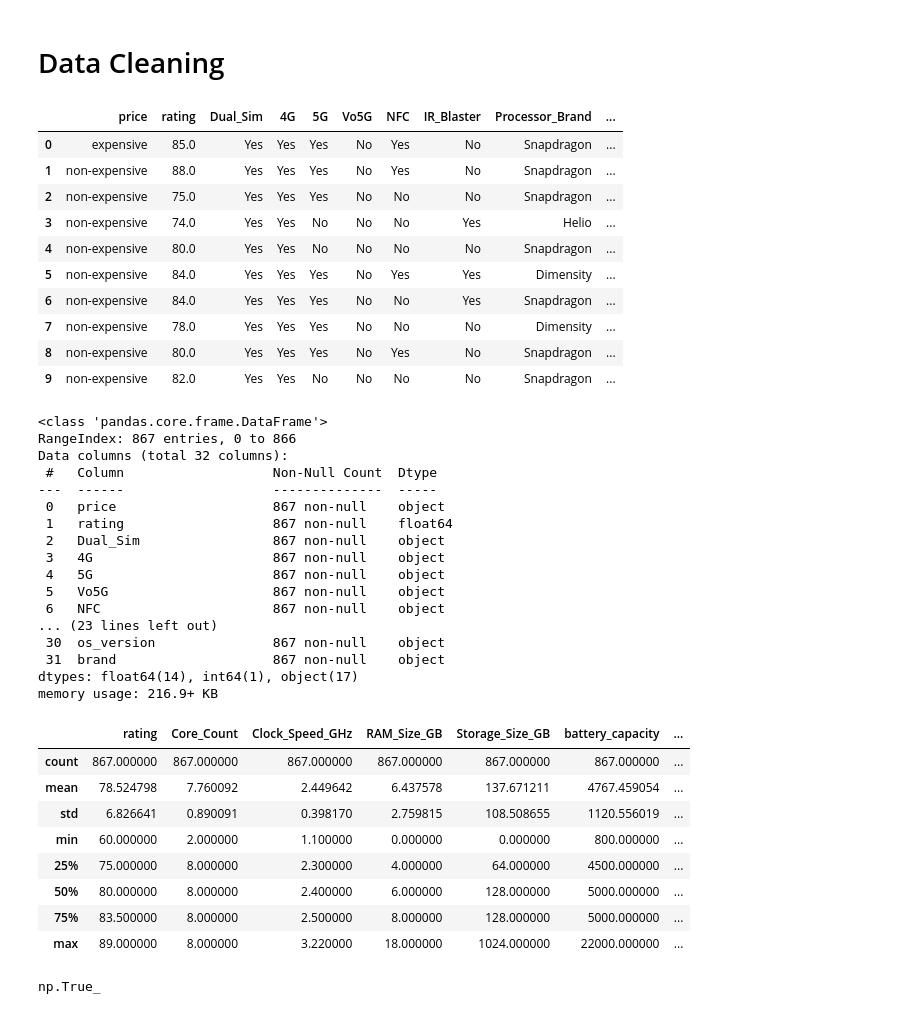
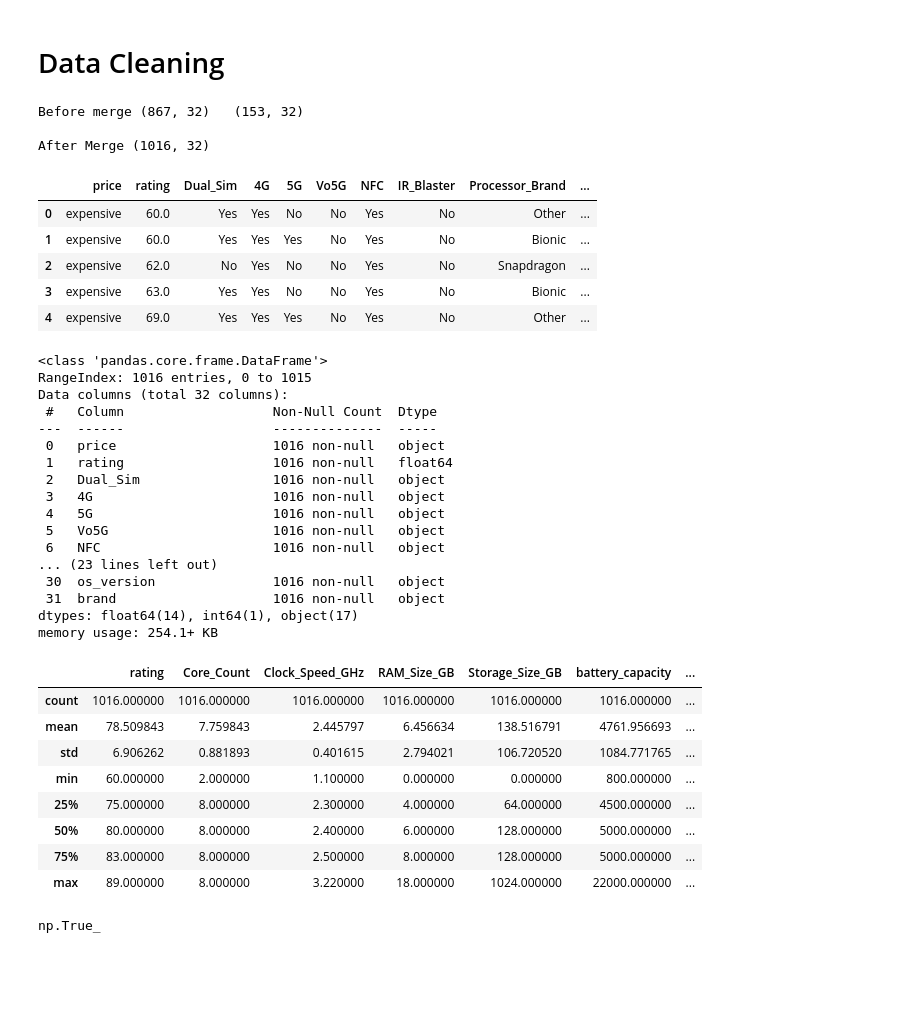
Before and after one commit to yousefsamir19/smartphone-price-classification, a Jupyter notebook: Smart Phone Prices Prediction/smartphone-price-classification.ipynb, the cells around one changed output. Cells and saved outputs as stored; diff of their text form; code cells hidden in the pictures; blank space fills up the shorter version.

Commit message:
Merge the test and train csv files

```diff
--- a/Smart Phone Prices Prediction/smartphone-price-classification.ipynb
+++ b/Smart Phone Prices Prediction/smartphone-price-classification.ipynb
@@ -8,57 +8,62 @@ import matplotlib.pyplot as plt
 import seaborn as sns
 # %%
 # Load the dataset
-df = pd.read_csv("train.csv")
+df_train= pd.read_csv("train.csv")
+df_test = pd.read_csv("test.csv")
+
+# Merge the test and trian csv files
+print("Before Merge", df_train.shape, " ", df_test.shape, "\n")
+df = pd.merge(df_train, df_test, how="outer")
+print("After Merge",df.shape)
+# %% [output]
+Before merge (867, 32)   (153, 32)
+
+After Merge (1016, 32)
 # %%
 # Explore the dataset (info, describe, value_counts, EDA)
-pd.set_option("display.max_columns",500)
-pd.set_option("display.max_rows",500)
-df.head(10)
+pd.set_option("display.max_columns", 500)
+pd.set_option("display.max_rows", 500)
+df.head()
 # %% [output]
 |  | price | rating | Dual_Sim | 4G | 5G | Vo5G | NFC | IR_Blaster | Processor_Brand | ... |
-| 0 | expensive | 85.0 | Yes | Yes | Yes | No | Yes | No | Snapdragon | ... |
-| 1 | non-expensive | 88.0 | Yes | Yes | Yes | No | Yes | No | Snapdragon | ... |
-| 2 | non-expensive | 75.0 | Yes | Yes | Yes | No | No | No | Snapdragon | ... |
-| 3 | non-expensive | 74.0 | Yes | Yes | No | No | No | Yes | Helio | ... |
-| 4 | non-expensive | 80.0 | Yes | Yes | No | No | No | No | Snapdragon | ... |
-| 5 | non-expensive | 84.0 | Yes | Yes | Yes | No | Yes | Yes | Dimensity | ... |
-| 6 | non-expensive | 84.0 | Yes | Yes | Yes | No | No | Yes | Snapdragon | ... |
-| 7 | non-expensive | 78.0 | Yes | Yes | Yes | No | No | No | Dimensity | ... |
-| 8 | non-expensive | 80.0 | Yes | Yes | Yes | No | Yes | No | Snapdragon | ... |
-| 9 | non-expensive | 82.0 | Yes | Yes | No | No | No | No | Snapdragon | ... |
+| 0 | expensive | 60.0 | Yes | Yes | No | No | Yes | No | Other | ... |
+| 1 | expensive | 60.0 | Yes | Yes | Yes | No | Yes | No | Bionic | ... |
+| 2 | expensive | 62.0 | No | Yes | No | No | Yes | No | Snapdragon | ... |
+| 3 | expensive | 63.0 | Yes | Yes | No | No | Yes | No | Bionic | ... |
+| 4 | expensive | 69.0 | Yes | Yes | Yes | No | Yes | No | Other | ... |
 # %%
 df.columns = df.columns.str.strip().str.replace(" ", "_")
 # %%
 df.info()
 # %% [output]
 <class 'pandas.core.frame.DataFrame'>
-RangeIndex: 867 entries, 0 to 866
+RangeIndex: 1016 entries, 0 to 1015
 Data columns (total 32 columns):
  #   Column                   Non-Null Count  Dtype
 ---  ------                   --------------  -----
- 0   price                    867 non-null    object
- 1   rating                   867 non-null    float64
- 2   Dual_Sim                 867 non-null    object
- 3   4G                       867 non-null    object
- 4   5G                       867 non-null    object
- 5   Vo5G                     867 non-null    object
- 6   NFC                      867 non-null    object
+ 0   price                    1016 non-null   object
+ 1   rating                   1016 non-null   float64
+ 2   Dual_Sim                 1016 non-null   object
+ 3   4G                       1016 non-null   object
+ 4   5G                       1016 non-null   object
+ 5   Vo5G                     1016 non-null   object
+ 6   NFC                      1016 non-null   object
 ... (23 lines left out)
- 30  os_version               867 non-null    object
- 31  brand                    867 non-null    object
+ 30  os_version               1016 non-null   object
+ 31  brand                    1016 non-null   object
 dtypes: float64(14), int64(1), object(17)
-memory usage: 216.9+ KB
+memory usage: 254.1+ KB
 # %%
 df.describe()
 # %% [output]
 |  | rating | Core_Count | Clock_Speed_GHz | RAM_Size_GB | Storage_Size_GB | battery_capacity | ... |
-| count | 867.000000 | 867.000000 | 867.000000 | 867.000000 | 867.000000 | 867.000000 | ... |
-| mean | 78.524798 | 7.760092 | 2.449642 | 6.437578 | 137.671211 | 4767.459054 | ... |
-| std | 6.826641 | 0.890091 | 0.398170 | 2.759815 | 108.508655 | 1120.556019 | ... |
+| count | 1016.000000 | 1016.000000 | 1016.000000 | 1016.000000 | 1016.000000 | 1016.000000 | ... |
+| mean | 78.509843 | 7.759843 | 2.445797 | 6.456634 | 138.516791 | 4761.956693 | ... |
+| std | 6.906262 | 0.881893 | 0.401615 | 2.794021 | 106.720520 | 1084.771765 | ... |
 | min | 60.000000 | 2.000000 | 1.100000 | 0.000000 | 0.000000 | 800.000000 | ... |
 | 25% | 75.000000 | 8.000000 | 2.300000 | 4.000000 | 64.000000 | 4500.000000 | ... |
 | 50% | 80.000000 | 8.000000 | 2.400000 | 6.000000 | 128.000000 | 5000.000000 | ... |
-| 75% | 83.500000 | 8.000000 | 2.500000 | 8.000000 | 128.000000 | 5000.000000 | ... |
+| 75% | 83.000000 | 8.000000 | 2.500000 | 8.000000 | 128.000000 | 5000.000000 | ... |
 | max | 89.000000 | 8.000000 | 3.220000 | 18.000000 | 1024.000000 | 22000.000000 | ... |
 # %%
 # Remove duplicate rows
```
Also changed, not shown: parts of 22 cells of this notebook.
